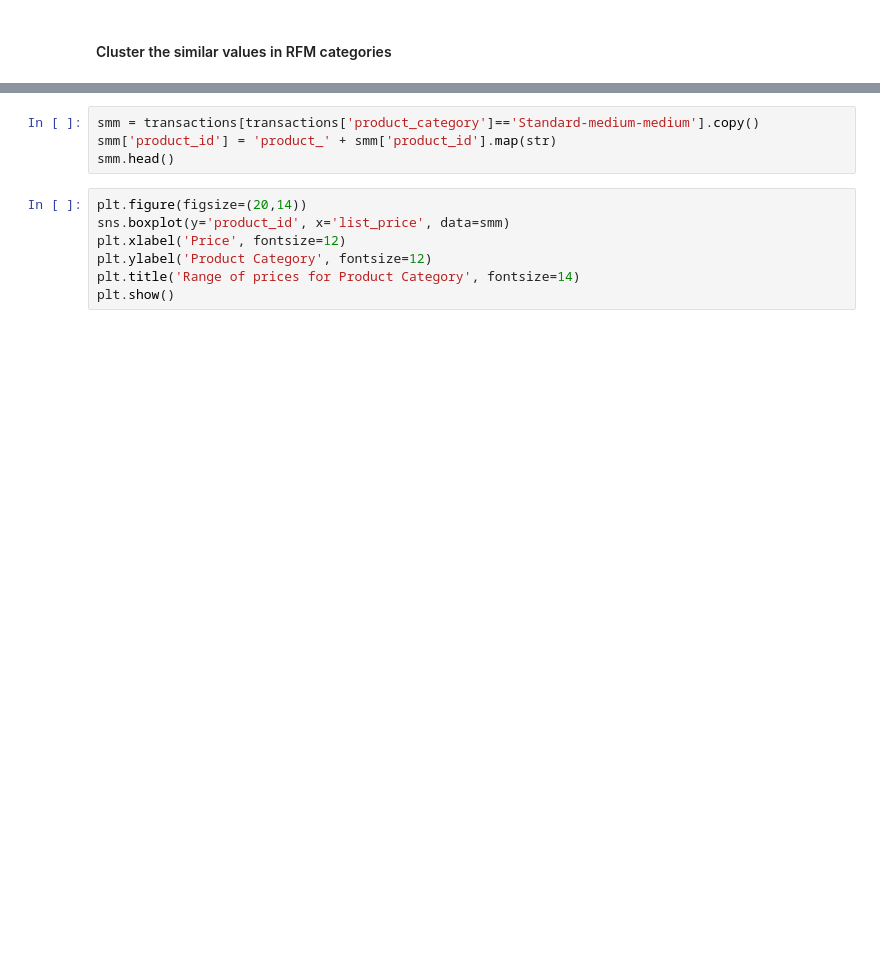
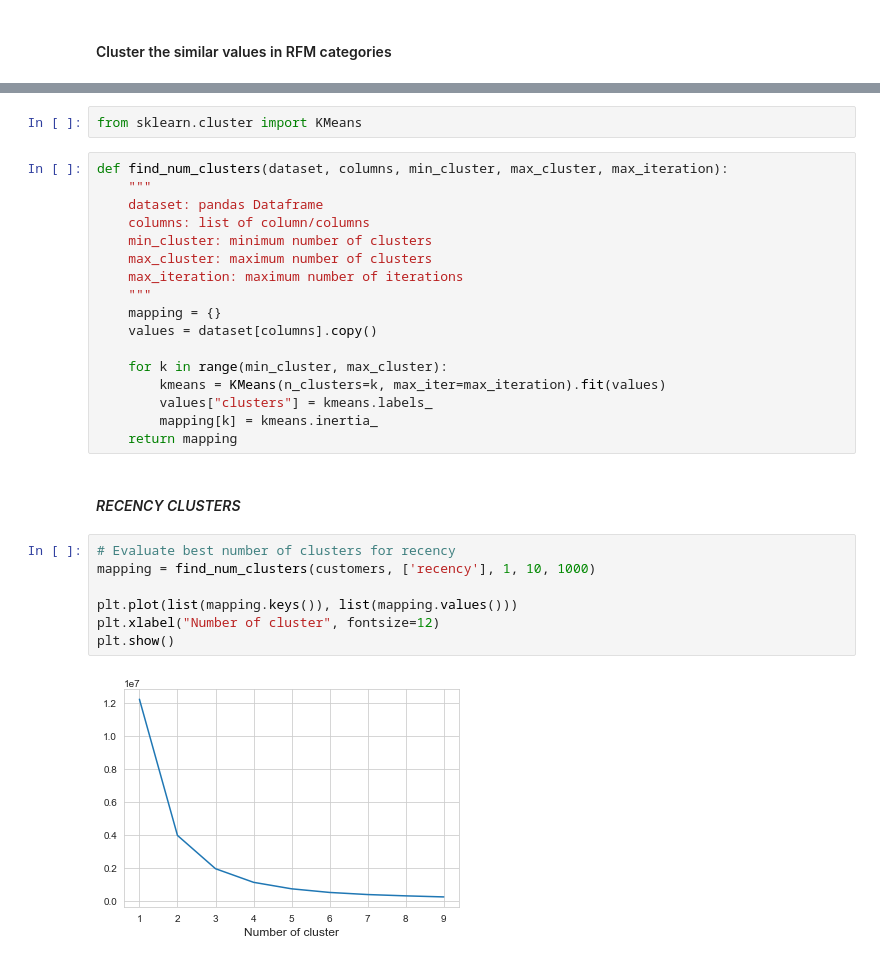
Before and after one commit to simo2712/VI_kpmg_data_analytics, a Jupyter notebook: Task_2/Task 2.2 - Data Insights.ipynb, the cells around one changed output, grey strips where cells are left out. Cells and saved outputs as stored; diff of their text form; blank space fills up the shorter version.

```diff
--- a/Task_2/Task 2.2 - Data Insights.ipynb
+++ b/Task_2/Task 2.2 - Data Insights.ipynb
@@ -702,11 +609,30 @@ plt.show()
-# %%
-smm = transactions[transactions['product_category']=='Standard-medium-medium'].copy()
-smm['product_id'] = 'product_' + smm['product_id'].map(str)
-smm.head()
-# %%
-plt.figure(figsize=(20,14))
-sns.boxplot(y='product_id', x='list_price', data=smm)
-plt.xlabel('Price', fontsize=12)
-plt.ylabel('Product Category', fontsize=12)
-plt.title('Range of prices for Product Category', fontsize=14)
-plt.show()
+# %%
+from sklearn.cluster import KMeans
+# %%
+def find_num_clusters(dataset, columns, min_cluster, max_cluster, max_iteration):
+    """
+    dataset: pandas Dataframe
+    columns: list of column/columns
+    min_cluster: minimum number of clusters
+    max_cluster: maximum number of clusters
+    max_iteration: maximum number of iterations
+    """
+    mapping = {}
+    values = dataset[columns].copy()
+
+    for k in range(min_cluster, max_cluster):
+        kmeans = KMeans(n_clusters=k, max_iter=max_iteration).fit(values)
+        values["clusters"] = kmeans.labels_
+        mapping[k] = kmeans.inertia_
+    return mapping
+# %% [markdown]
+#### *RECENCY CLUSTERS*
+# %%
+# Evaluate best number of clusters for recency
+mapping = find_num_clusters(customers, ['recency'], 1, 10, 1000)
+
+plt.plot(list(mapping.keys()), list(mapping.values()))
+plt.xlabel("Number of cluster", fontsize=12)
+plt.show()
+# %% [output]
+[figure, added]
```
Also changed, not shown: parts of 46 cells of this notebook.
